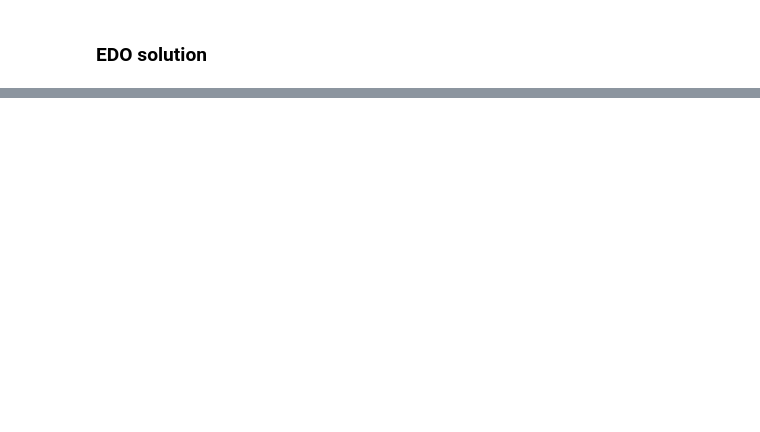
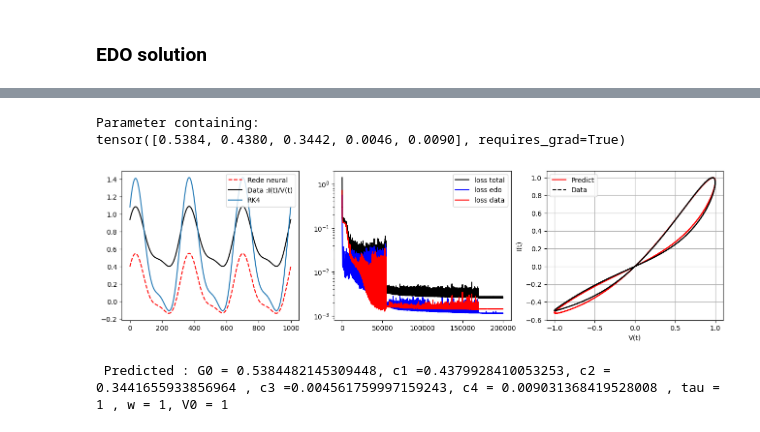
Before and after one commit to GubioGL/MachineLearning, a Jupyter notebook: # ML-apply-in-Physics/castelano-equation5.ipynb, the cells around one changed output, grey strips where cells are left out. Cells and saved outputs as stored; diff of their text form; code cells hidden in the pictures; blank space fills up the shorter version.

```diff
--- a/# ML-apply-in-Physics/castelano-equation5.ipynb
+++ b/# ML-apply-in-Physics/castelano-equation5.ipynb
@@ -51,7 +51,7 @@ def numerical_solution2(N,G0,c1,c2,c3,c4,tau,w,V0):
     def v(t,w):
         return V0*np.cos(w*t)
     Nc = 20
-    dt = 4*np.pi/(N)/w
+    dt = 6*np.pi/(N)/w
 
     n  = np.zeros(N)
     I  = np.zeros(N)
@@ -79,7 +79,7 @@ def numerical_solution2(N,G0,c1,c2,c3,c4,tau,w,V0):
 # %% [markdown]
 ### EDO solution
 # %%
-def treino(lr_,neuronio_,camadas,fun_activation,epochs=1000,step_size_=500,N=1000,G0=1,c1=1.0,c2=1,c3=0,c4=0,tau=1,w=1,V0=1):
+def treino(lr_,neuronio_,camadas,fun_activation,epochs=1000,step_size_=500,N=1000,G0=1,c1=1.0,c2=1,c3=0,c4=0,tau=1,w=1,V0=1,ajuste_lr=0):
     # Criando os dados de treino
     time,corrent,d_potencial,x_true = numerical_solution2(N,G0,c1,c2,c3,c4,tau,w,V0)
     I_n,d_pot = corrent/corrent.max(),d_potencial/d_potencial.max()
@@ -103,11 +103,12 @@ def treino(lr_,neuronio_,camadas,fun_activation,epochs=1000,step_size_=500,N=100
         {'params': params_acceleration, 'lr': 0.1}  # Taxa de aprendizado específica para os parâmetros 'acceleration'
     ], lr=lr_)  # Taxa de aprendizado padrão para os outros parâmetros
 
-    #opt     = tc.optim.Adam(params=model.parameters(),lr=lr_,betas=(0.9,0.999))
-    #lr_step = tc.optim.lr_scheduler.StepLR(opt, step_size=step_size_, gamma=0.9)
-
-    # Configurar o ReduceLROnPlateau
-    lr_step = tc.optim.lr_scheduler.ReduceLROnPlateau(opt, mode='min', factor=0.1, patience=step_size_)
+    if ajuste_lr == 0 :
+        #opt     = tc.optim.Adam(params=model.parameters(),lr=lr_,betas=(0.9,0.999))
+        lr_step = tc.optim.lr_scheduler.StepLR(opt, step_size=step_size_, gamma=0.9)
+    if ajuste_lr == 1 :
+        # Configurar o ReduceLROnPlateau
+        lr_step = tc.optim.lr_scheduler.ReduceLROnPlateau(opt, mode='min', factor=0.1, patience=step_size_)
 
 
     LOSS    = []
@@ -130,8 +131,10 @@ def treino(lr_,neuronio_,camadas,fun_activation,epochs=1000,step_size_=500,N=100
         opt.zero_grad()
         loss.backward(retain_graph=True)
         opt.step()
-        lr_step.step(loss)
-        #lr_step.step()
+        if ajuste_lr == 1 :
+            lr_step.step(loss)
+        if ajuste_lr == 0 :
+            lr_step.step()
         LOSS.append(loss.detach().numpy())
         LOSS_edo.append(loss_ode_dydt.detach().numpy())
         LOSS_data.append(loss_data.detach().numpy())
@@ -230 +242,8 @@ def treino2(lr_,neuronio_,camadas,fun_activation,epochs=1000,step_size_=500,N=50
+# %%
+treino(lr_=0.001,neuronio_=5,camadas=2,fun_activation=SineActivation(),epochs=200000,step_size_=5000,G0=1,c1=1.0,c2=1,c3=0,c4=0,tau=1,w=1,V0=1,ajuste_lr=1)
+# %% [output]
+Parameter containing:
+tensor([0.5384, 0.4380, 0.3442, 0.0046, 0.0090], requires_grad=True)
+[figure, added]
+ Predicted : G0 = 0.5384482145309448, c1 =0.4379928410053253, c2 = 0.3441655933856964 , c3 =0.004561759997159243, c4 = 0.009031368419528008 , tau = 1 , w = 1, V0 = 1
 # %%
```
Also changed, not shown: parts of 8 cells of this notebook, 1 other file.
